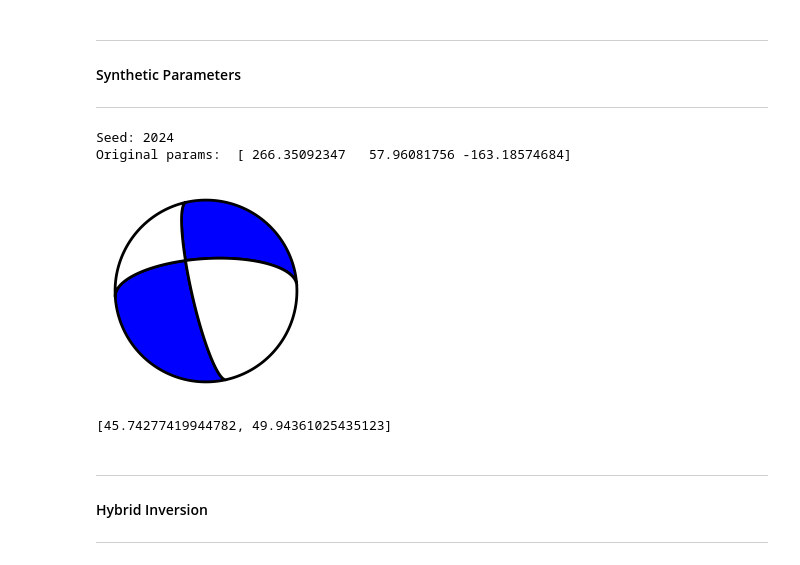
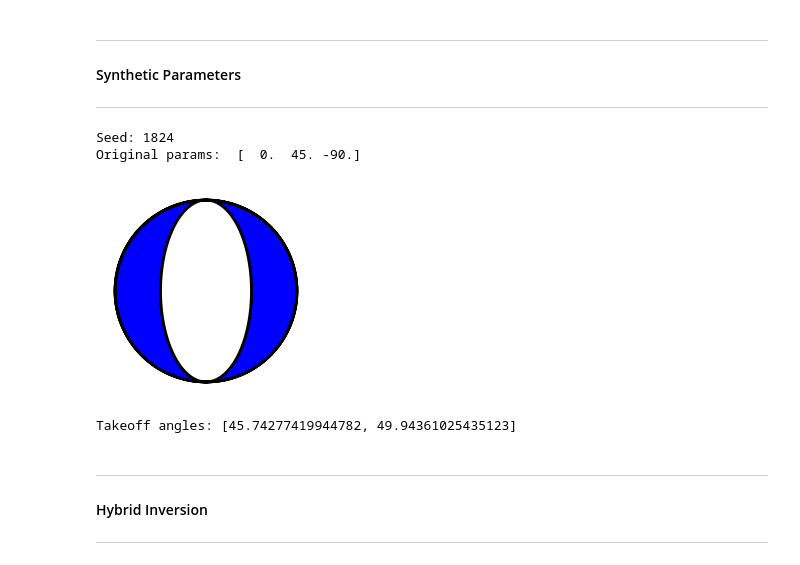
Before and after one commit to victoragaba/SURG-Mars, a Jupyter notebook: project/notebooks/synthetic_test.ipynb, the cells around one changed output. Drawn from its saved outputs; the diff is of its cells as text; code cells hidden in the pictures.

```diff
--- a/project/notebooks/synthetic_test.ipynb
+++ b/project/notebooks/synthetic_test.ipynb
@@ -98,9 +23,8 @@ water_level
 #### Synthetic Parameters
 ***
 # %%
-seed = np.random.randint(0, 20250)
-np.random.seed(seed)
-seed = 2024
+seed = np.random.randint(0, 2025)
+# seed = 25
 np.random.seed(seed)
 print(f'Seed: {seed}')
 # np.random.seed(1513)
@@ -117,10 +41,28 @@ direc = fn.unit_vec(np.random.rand(3))
 p = fn.starting_direc(t, direc)
 
 
-###########################
-# PLOT THE RESULTING AXES FOR VISUAL CONFIRMATION
-# LOOK FOR ORTHONORMALITY
-############################
+
+
+
+# t = np.array([ 0.11727534, -0.38461938,  0.91559512])
+# t = fn.unit_vec(t)
+# p = np.array([-0.31832113,  0.85875371,  0.4015143 ])
+# p = fn.unit_vec(p)
+
+
+
+
+
+
+
+# ### NOTE FOR COMPARISON ###
+t, p = fn.i_hat, fn.k_hat
+# t, p = fn.unit_vec(fn.i_hat + fn.j_hat), fn.unit_vec(fn.j_hat - fn.i_hat)
+# t, p = fn.i_hat, fn.j_hat
+
+
+
+
 
 
 
@@ -128,53 +70,56 @@ p = fn.starting_direc(t, direc)
 # USE OBSPY TO PRODUCE BEACHBALLS FROM DIFFERENT INPUT PARAMETERS
 # VERIFY CONSISTENCY FOR OUR vs OBSPY FUNCTIONS
 ############################
-
-
 
 
 # get true params for synthetic test
 true_params = fn.tp2sdr(t, p, True)[0]
 print('Original params: ', true_params)
 
 # plot corresponding beachball
 beachball = fn.beachball(true_params)
 
 
 ###########################################
 # START WITH THIS METADATA, THEN DOUBLE (modular) TODO
 # FOCUS ON RANDOMLY CHANGING THEM
 # TRY A HANDFUL OF CASES (LEAN TOWARDS PAULA'S DATA)
 # ADD OMKAR TO THE PAPER TODO
 ###########################################
 
 
 
 # set up parameters for inversion
 model = TauPyModel(model='ak135')  # velocity model
+# model = TauPyModel(model='iasp...')
 hdepth = 15  # km - assumed quake depth
 epdist = 10  # degrees - epicentral distance
 azimuth = 200  # degrees - azimuth of seismometer
-arrivals = model.get_travel_times(source_depth_in_km=hdepth,
-                        distance_in_degree=epdist, phase_list=['P', 'S'])
-takeoff_angles = [a.takeoff_angle for a in arrivals]
-print(takeoff_angles)
+p_arrivals = model.get_travel_times(source_depth_in_km=hdepth,
+                        distance_in_degree=epdist, phase_list=['P'])
+s_arrivals = model.get_travel_times(source_depth_in_km=hdepth,
+                        distance_in_degree=epdist, phase_list=['S'])
+takeoff_angles = [p_arrivals[0].takeoff_angle, s_arrivals[0].takeoff_angle]
+print(f"Takeoff angles: {takeoff_angles}")
 
-#############################
+
+#############################################
 # EXTRACT VELOCITIES FROM LOOKUP TABLE
-#############################
+#############################################
+# look for them in TauPy, may not work
+# use linear interpolation from Suzan's table
+#############################################
 velocities = np.array([5.8000, 3.4600])
 
-# NOTE: Be aware of more than one P/S arrival
-# Plot beachball set: grid + ordered overlay
-# Example events (Paula) --- Mars later
-# Laplacians (finite differences)
+#############################################
 # Moment tensor
 # Alt cost function --- later
+#############################################
 # %% [output]
-Seed: 2024
-Original params:  [ 266.35092347   57.96081756 -163.18574684]
+Seed: 1824
+Original params:  [  0.  45. -90.]
-[figure, old version]
+[figure, new version]
-[45.74277419944782, 49.94361025435123]
+Takeoff angles: [45.74277419944782, 49.94361025435123]
 # %% [markdown]
 ***
 #### Hybrid Inversion
```
Also changed, not shown: parts of 19 cells of this notebook, 39 other files.
